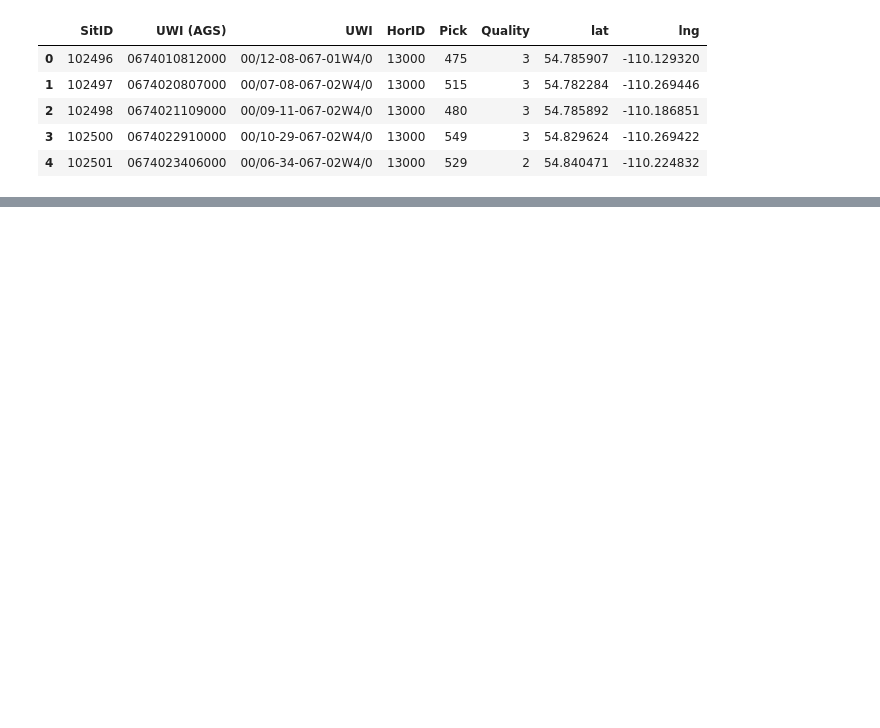
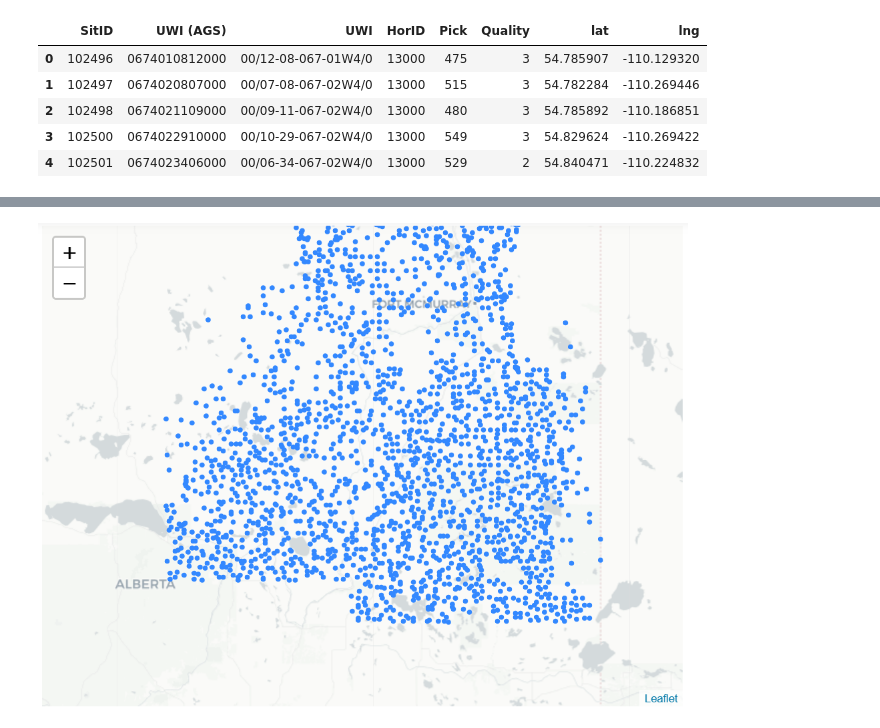
Before and after one commit to nshea3/athabasca, a Jupyter notebook: well_log_exploration.ipynb, the cells around one changed output, grey strips where cells are left out. Cells and saved outputs as stored; diff of their text form; code cells hidden in the pictures; blank space fills up the shorter version.

Commit message:
Added an image of the map

```diff
--- a/well_log_exploration.ipynb
+++ b/well_log_exploration.ipynb
@@ -33,0 +26,5 @@ HTML('<iframe src=plot_data.html width=700 height=450></iframe>')
+# %%
+from IPython.display import Image
+Image(filename='data/well_map.png', width=650)
+# %% [output]
+[figure, added]
```
Also changed, not shown: parts of 1 cell of this notebook, 1 other file.
